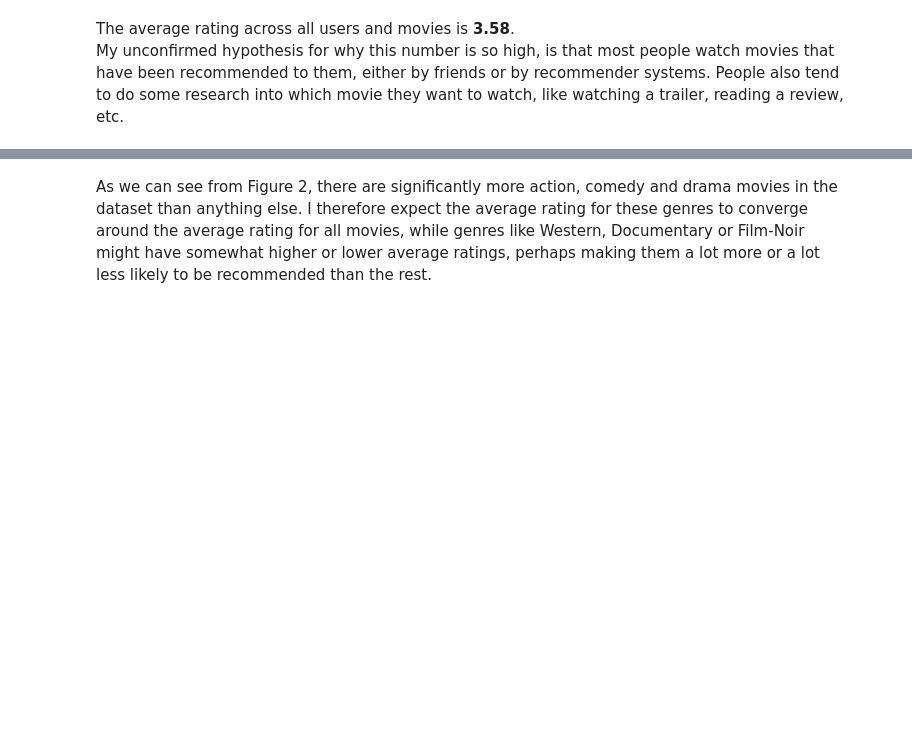
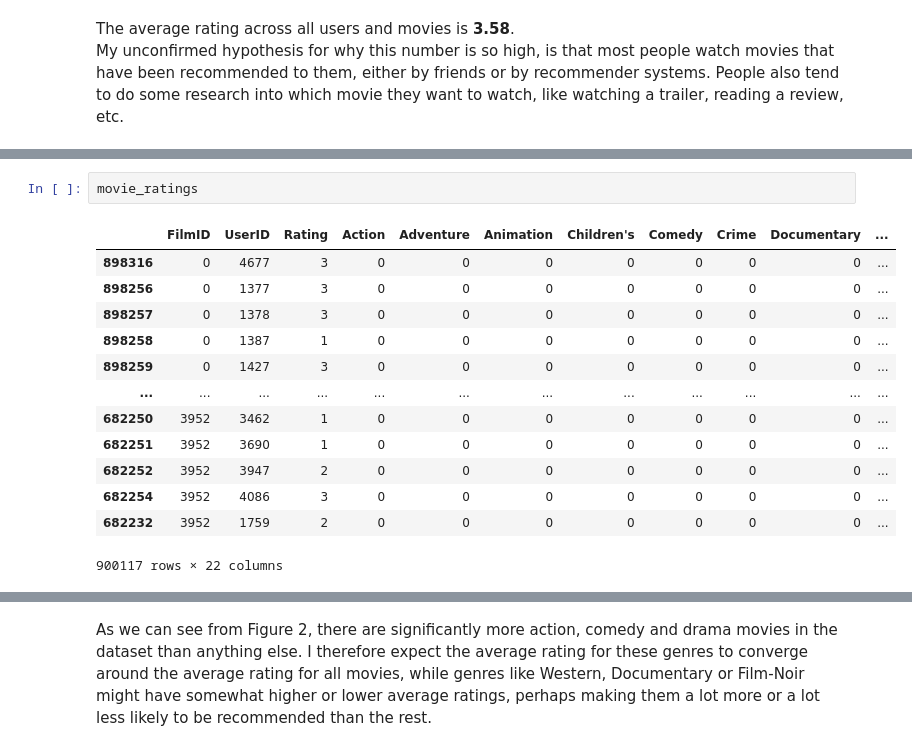
Before and after one commit to Hmzkhnswt/Hybrid-Recommendation-System, a Jupyter notebook: analysis-and-modelling.ipynb, the cells around one changed output, grey strips where cells are left out. Drawn from its saved outputs; the diff is of its cells as text; blank space fills up the shorter version.

```diff
--- a/analysis-and-modelling.ipynb
+++ b/analysis-and-modelling.ipynb
@@ -185 +240,17 @@ My unconfirmed hypothesis for why this number is so high, is that most people wa
+# %%
+movie_ratings
+# %% [output]
+|  | FilmID | UserID | Rating | Action | Adventure | Animation | Children's | Comedy | Crime | Documentary | ... |
+| 898316 | 0 | 4677 | 3 | 0 | 0 | 0 | 0 | 0 | 0 | 0 | ... |
+| 898256 | 0 | 1377 | 3 | 0 | 0 | 0 | 0 | 0 | 0 | 0 | ... |
+| 898257 | 0 | 1378 | 3 | 0 | 0 | 0 | 0 | 0 | 0 | 0 | ... |
+| 898258 | 0 | 1387 | 1 | 0 | 0 | 0 | 0 | 0 | 0 | 0 | ... |
+| 898259 | 0 | 1427 | 3 | 0 | 0 | 0 | 0 | 0 | 0 | 0 | ... |
+| ... | ... | ... | ... | ... | ... | ... | ... | ... | ... | ... | ... |
+| 682250 | 3952 | 3462 | 1 | 0 | 0 | 0 | 0 | 0 | 0 | 0 | ... |
+| 682251 | 3952 | 3690 | 1 | 0 | 0 | 0 | 0 | 0 | 0 | 0 | ... |
+| 682252 | 3952 | 3947 | 2 | 0 | 0 | 0 | 0 | 0 | 0 | 0 | ... |
+| 682254 | 3952 | 4086 | 3 | 0 | 0 | 0 | 0 | 0 | 0 | 0 | ... |
+| 682232 | 3952 | 1759 | 2 | 0 | 0 | 0 | 0 | 0 | 0 | 0 | ... |
+900117 rows × 22 columns
 # %%
```
Also changed, not shown: parts of 9 cells of this notebook.
